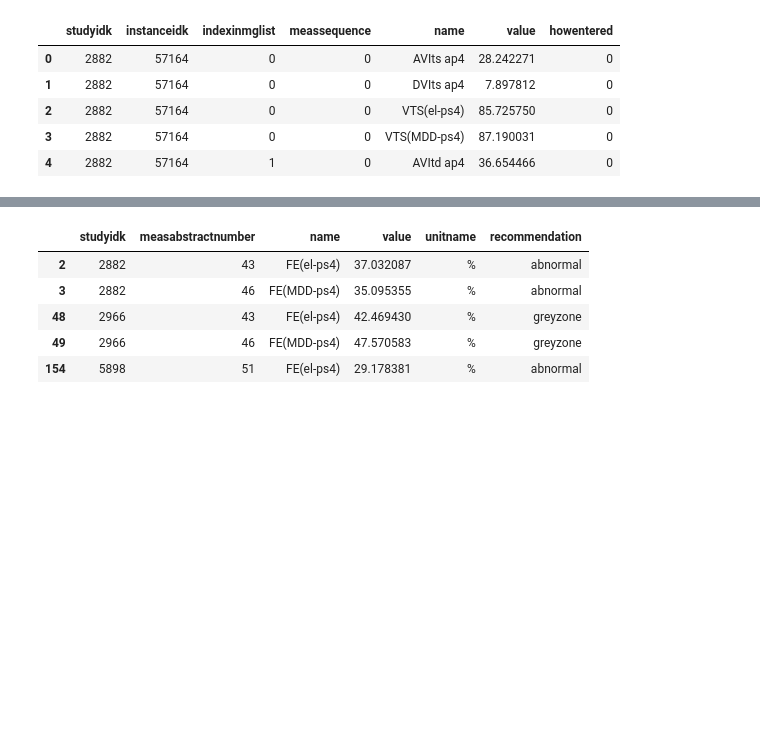
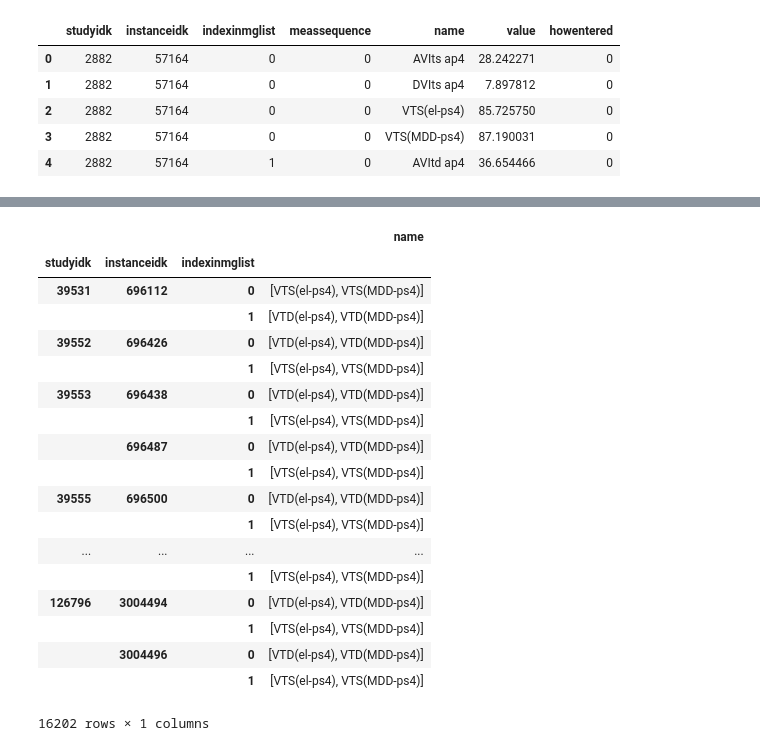
Before and after one commit to dssg/usal_echo_public, a Jupyter notebook: notebooks/20190807YN_measurement_gt_eda.ipynb, the cells around one changed output, grey strips where cells are left out. Saved outputs shown, nothing was run; the diff lists cells and outputs as text; code cells hidden in the pictures; blank space fills up the shorter version.

```diff
--- a/notebooks/20190807YN_measurement_gt_eda.ipynb
+++ b/notebooks/20190807YN_measurement_gt_eda.ipynb
@@ -245,9 +285,22 @@ filter_df['howentered'].value_counts()
-# %%
-filter_df.head()
-# %% [output]
-|  | studyidk | measabstractnumber | name | value | unitname | recommendation |
-| 2 | 2882 | 43 | FE(el-ps4) | 37.032087 | % | abnormal |
-| 3 | 2882 | 46 | FE(MDD-ps4) | 35.095355 | % | abnormal |
-| 48 | 2966 | 43 | FE(el-ps4) | 42.469430 | % | greyzone |
-| 49 | 2966 | 46 | FE(MDD-ps4) | 47.570583 | % | greyzone |
-| 154 | 5898 | 51 | FE(el-ps4) | 29.178381 | % | abnormal |
+# %%
+filter_df.groupby(['studyidk', 'instanceidk', 'indexinmglist']).agg({'name': list})
+# %% [output]
+|  |  |  | name |
+| studyidk | instanceidk | indexinmglist |  |
+| 39531 | 696112 | 0 | [VTS(el-ps4), VTS(MDD-ps4)] |
+|  |  | 1 | [VTD(el-ps4), VTD(MDD-ps4)] |
+| 39552 | 696426 | 0 | [VTD(el-ps4), VTD(MDD-ps4)] |
+|  |  | 1 | [VTS(el-ps4), VTS(MDD-ps4)] |
+| 39553 | 696438 | 0 | [VTD(el-ps4), VTD(MDD-ps4)] |
+|  |  | 1 | [VTS(el-ps4), VTS(MDD-ps4)] |
+|  | 696487 | 0 | [VTD(el-ps4), VTD(MDD-ps4)] |
+|  |  | 1 | [VTS(el-ps4), VTS(MDD-ps4)] |
+| 39555 | 696500 | 0 | [VTD(el-ps4), VTD(MDD-ps4)] |
+|  |  | 1 | [VTS(el-ps4), VTS(MDD-ps4)] |
+| ... | ... | ... | ... |
+|  |  | 1 | [VTS(el-ps4), VTS(MDD-ps4)] |
+| 126796 | 3004494 | 0 | [VTD(el-ps4), VTD(MDD-ps4)] |
+|  |  | 1 | [VTS(el-ps4), VTS(MDD-ps4)] |
+|  | 3004496 | 0 | [VTD(el-ps4), VTD(MDD-ps4)] |
+|  |  | 1 | [VTS(el-ps4), VTS(MDD-ps4)] |
+16202 rows × 1 columns
```
Also changed, not shown: parts of 32 cells of this notebook.
